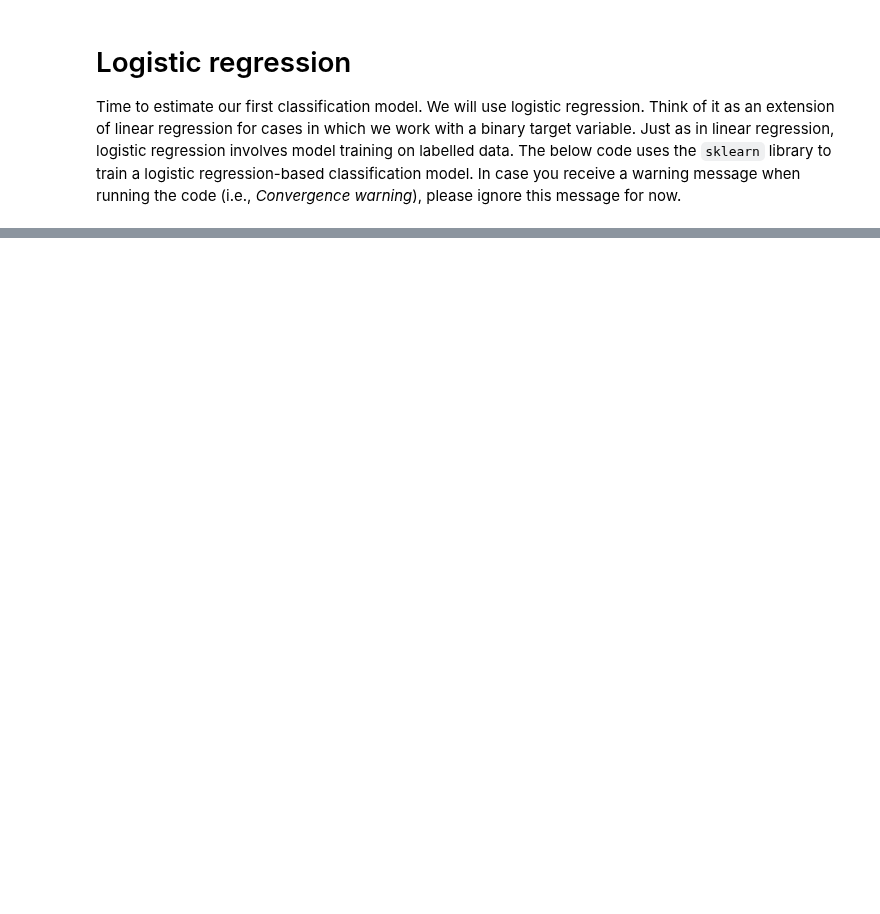
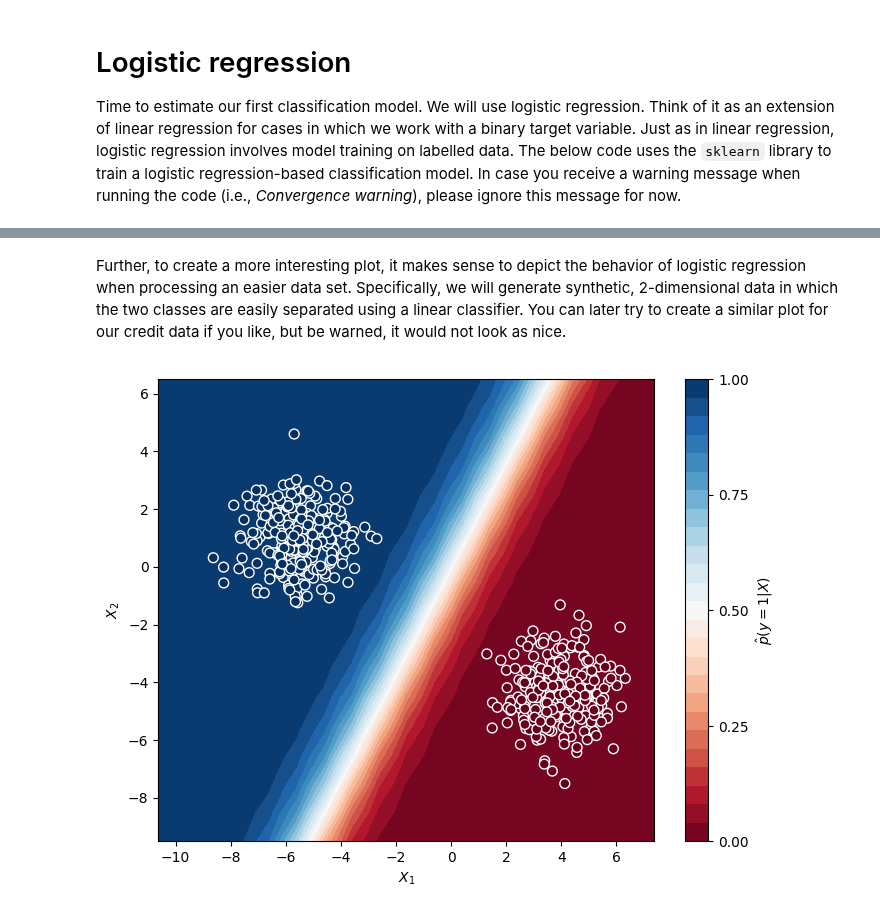
Before and after one commit to Humboldt-WI/IPML, a Jupyter notebook: tutorial_notebooks/9_classification_tasks.ipynb, the cells around one changed output, grey strips where cells are left out. Saved outputs shown, nothing was run; the diff lists cells and outputs as text; code cells hidden in the pictures; blank space fills up the shorter version.

```diff
--- a/tutorial_notebooks/9_classification_tasks.ipynb
+++ b/tutorial_notebooks/9_classification_tasks.ipynb
@@ -90,5 +105,6 @@ Your first task is to create a similar plot for the credit data. In principle, y
 Time to estimate our first classification model. We will use logistic regression. Think of it as an extension of linear regression for cases in which we work with a binary target variable. Just as in linear regression, logistic regression involves model training on labelled data. The below code uses the `sklearn` library to train a logistic regression-based classification model. In case you receive a warning message when running the code (i.e., *Convergence warning*), please ignore this message for now.
 # %%
 from sklearn.linear_model import LogisticRegression
-logreg = LogisticRegression(random_state=888)  # we define a random_state to ensure that we get the same results when re-running this cell multiple times
-logreg.fit(X, y)  # Initiate training by calling the fit method
+model = LogisticRegression(random_state=123)  # the random_state ensures that we get the same results when re-running this cell multiple times
+model.fit(X, y)  # Train the model
+print(model)
@@ -112,0 +227,15 @@ Interpreting our score will be easier if we compare it to a baseline. But what b
+# %% [markdown]
+Further, to create a more interesting plot, it makes sense to depict the behavior of logistic regression when processing an easier data set. Specifically, we will generate synthetic, 2-dimensional data in which the two classes are easily separated using a linear classifier. You can later try to create a similar plot for our credit data if you like, but be warned, it would not look as nice.
+# %%
+# Generate synthetic 2D data for classification.
+# Note that we used the same approach in our tutorial on clustering
+from sklearn.datasets import make_blobs
+tmp_X, tmp_y = make_blobs(n_samples=500, n_features=2, centers=2, cluster_std=1, random_state=123)
+
+# Fit a logit model to the data (same code as above)
+tmp_reg = LogisticRegression(random_state=123).fit(tmp_X, tmp_y)  # Train the mode
+
+# Call our helper function for visualization
+plot_logit_decision_surface(tmp_reg, tmp_X, tmp_y)
+# %% [output]
+[figure, added]
```
Also changed, not shown: parts of 26 cells of this notebook.
